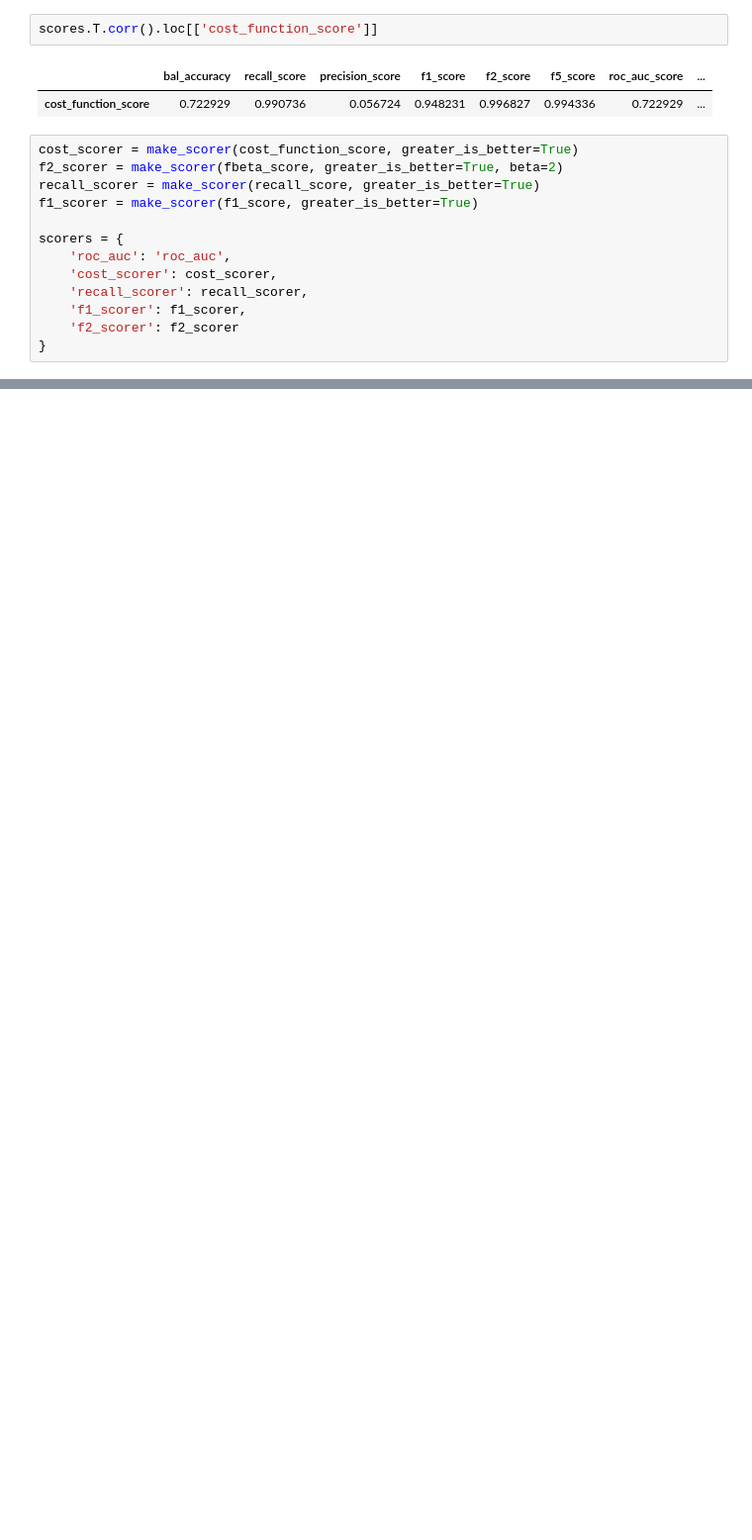
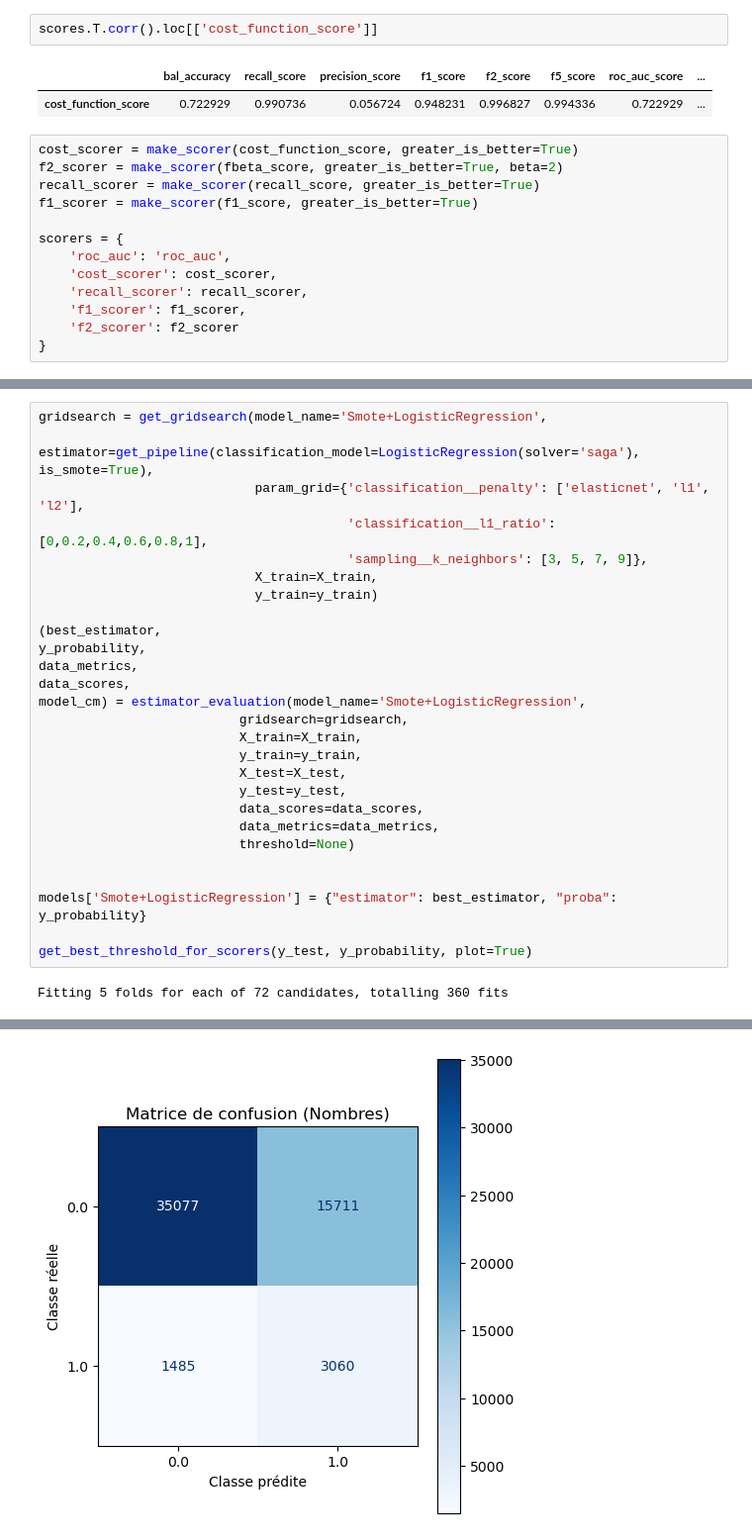
Before and after one commit to jesuiskristoff/projet7_openclassroom_cb, a Jupyter notebook: cleaning_filtering_modelisation/notebook_cb.ipynb, the cells around one changed output, grey strips where cells are left out. Shown at 99% size. Saved outputs shown, nothing was run; the diff lists cells and outputs as text; blank space fills up the shorter version.

```diff
--- a/cleaning_filtering_modelisation/notebook_cb.ipynb
+++ b/cleaning_filtering_modelisation/notebook_cb.ipynb
@@ -551,0 +901,29 @@ scorers = {
+# %%
+gridsearch = get_gridsearch(model_name='Smote+LogisticRegression',
+                            estimator=get_pipeline(classification_model=LogisticRegression(solver='saga'), is_smote=True),
+                            param_grid={'classification__penalty': ['elasticnet', 'l1', 'l2'],
+                                        'classification__l1_ratio': [0,0.2,0.4,0.6,0.8,1],
+                                        'sampling__k_neighbors': [3, 5, 7, 9]},
+                            X_train=X_train,
+                            y_train=y_train)
+
+(best_estimator,
+y_probability,
+data_metrics,
+data_scores,
+model_cm) = estimator_evaluation(model_name='Smote+LogisticRegression',
+                          gridsearch=gridsearch,
+                          X_train=X_train,
+                          y_train=y_train,
+                          X_test=X_test,
+                          y_test=y_test,
+                          data_scores=data_scores,
+                          data_metrics=data_metrics,
+                          threshold=None)
+
+
+models['Smote+LogisticRegression'] = {"estimator": best_estimator, "proba": y_probability}
+
+get_best_threshold_for_scorers(y_test, y_probability, plot=True)
+# %% [output]
+Fitting 5 folds for each of 72 candidates, totalling 360 fits
@@ -551,0 +942 @@ scorers = {
+[figure, added]
```
Also changed, not shown: parts of 51 cells of this notebook, 5 other files.
